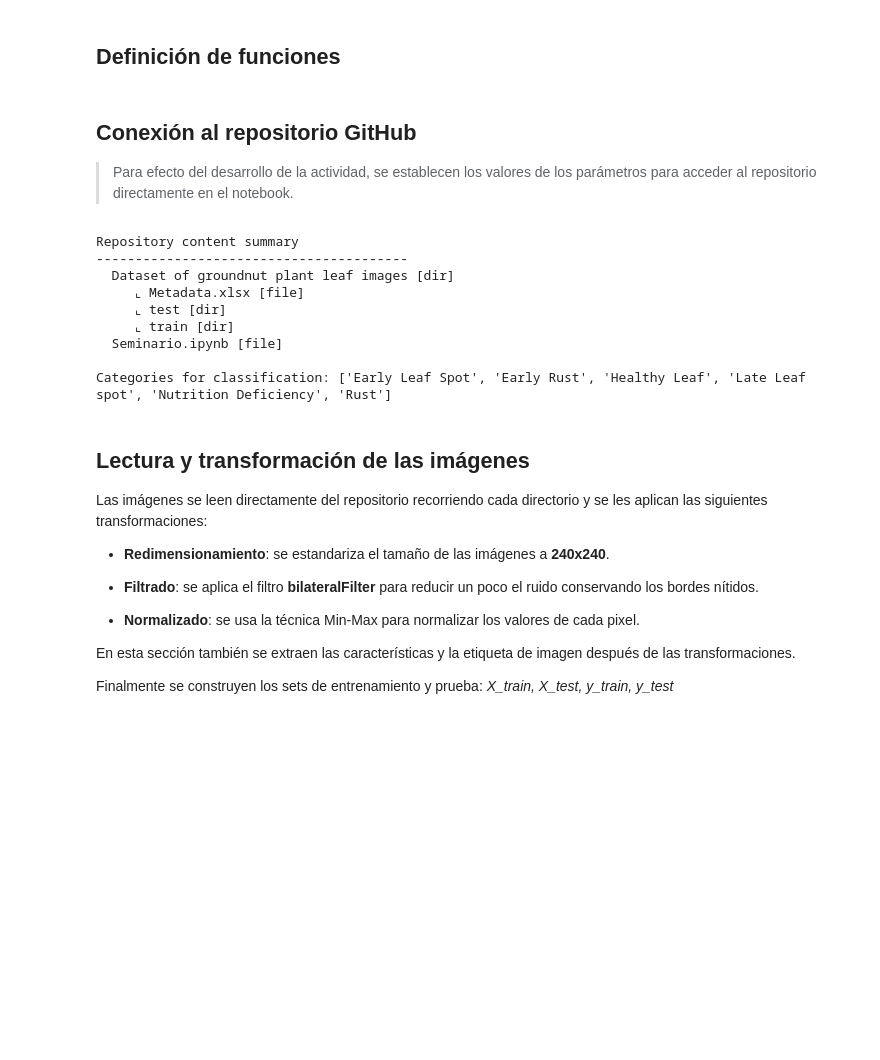
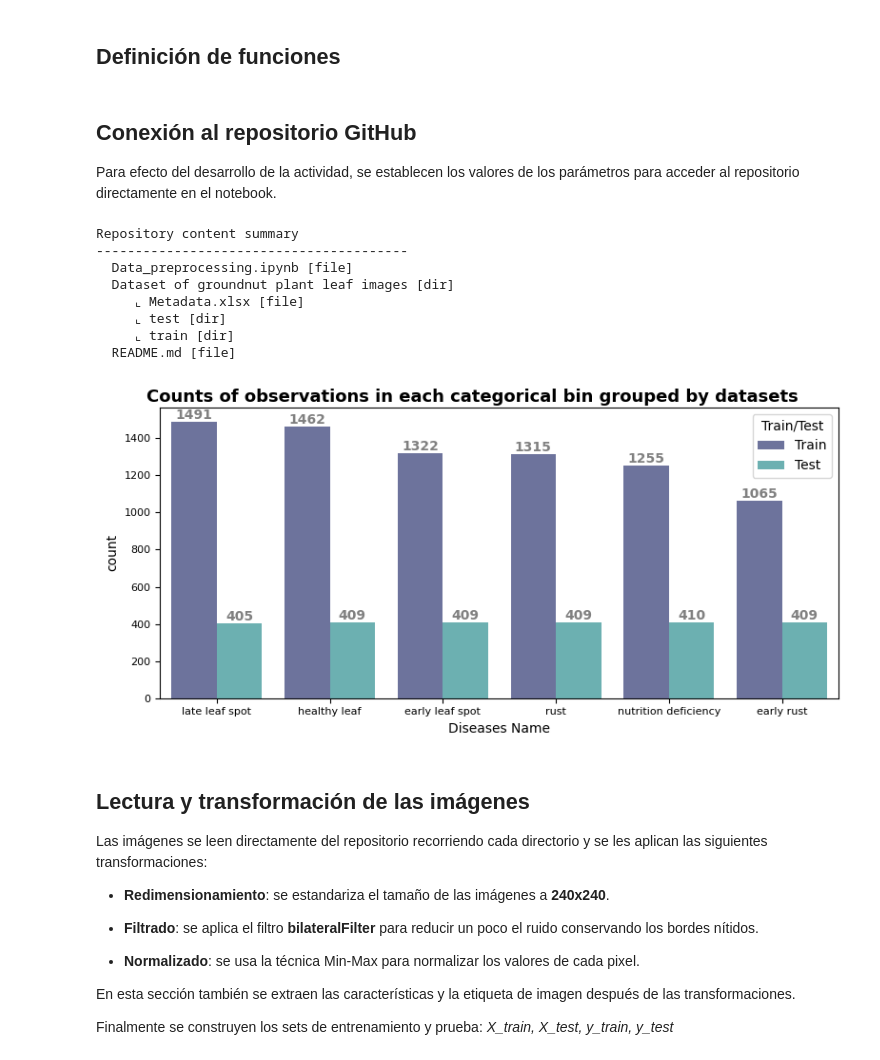
Before and after one commit to natalialopezg/Monografia-EACD, a Jupyter notebook: Data_preprocessing.ipynb, the cells around one changed output. Cells and saved outputs as stored; diff of their text form; code cells hidden in the pictures; blank space fills up the shorter version.

```diff
--- a/Data_preprocessing.ipynb
+++ b/Data_preprocessing.ipynb
@@ -231,8 +243,7 @@ def data_structure(X_train, X_test, y_train, y_test):
 ## Conexión al repositorio GitHub
 
 
-
-> Para efecto del desarrollo de la actividad, se establecen los valores de los parámetros para acceder al repositorio directamente en el notebook.
+ Para efecto del desarrollo de la actividad, se establecen los valores de los parámetros para acceder al repositorio directamente en el notebook.
 # %%
 # Parameters
 access_token='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'
@@ -241,20 +252,32 @@ directory = 'Dataset of groundnut plant leaf images'
 # %%
 # Create Github repository instance using access token authentication
 repo = repository_instance(repository, access_token)
 
 # Read images metadata file from repository
 metadata_repo_contents = repo.get_contents(path = f"{directory}/Metadata.xlsx")
-metadata = pd.read_excel(metadata_repo_contents.decoded_content)
+metadata_train = pd.read_excel(metadata_repo_contents.decoded_content,
+                               sheet_name='Train',
+                               header=0)
+metadata_test = pd.read_excel(metadata_repo_contents.decoded_content,
+                              sheet_name='Test',
+                              header=None).rename(columns={0:'S.No',
+                                                           1:'File Id',
+                                                           2:'Diseases Name',
+                                                           3:'Train/Test'})
+metadata = pd.concat([metadata_train,metadata_test]).reset_index(drop=True)
+
+print('\n')
+countplot_figure(metadata, 'Diseases Name', 'Train/Test')
 # %% [output]
 Repository content summary
 ----------------------------------------
+  Data_preprocessing.ipynb [file]
   Dataset of groundnut plant leaf images [dir]
      ⌞ Metadata.xlsx [file]
      ⌞ test [dir]
      ⌞ train [dir]
-  Seminario.ipynb [file]
-
-Categories for classification: ['Early Leaf Spot', 'Early Rust', 'Healthy Leaf', 'Late Leaf spot', 'Nutrition Deficiency', 'Rust']
+  README.md [file]
+[figure, added]
 # %% [markdown]
 ## Lectura y transformación de las imágenes
 
```
Also changed, not shown: parts of 6 cells of this notebook.
